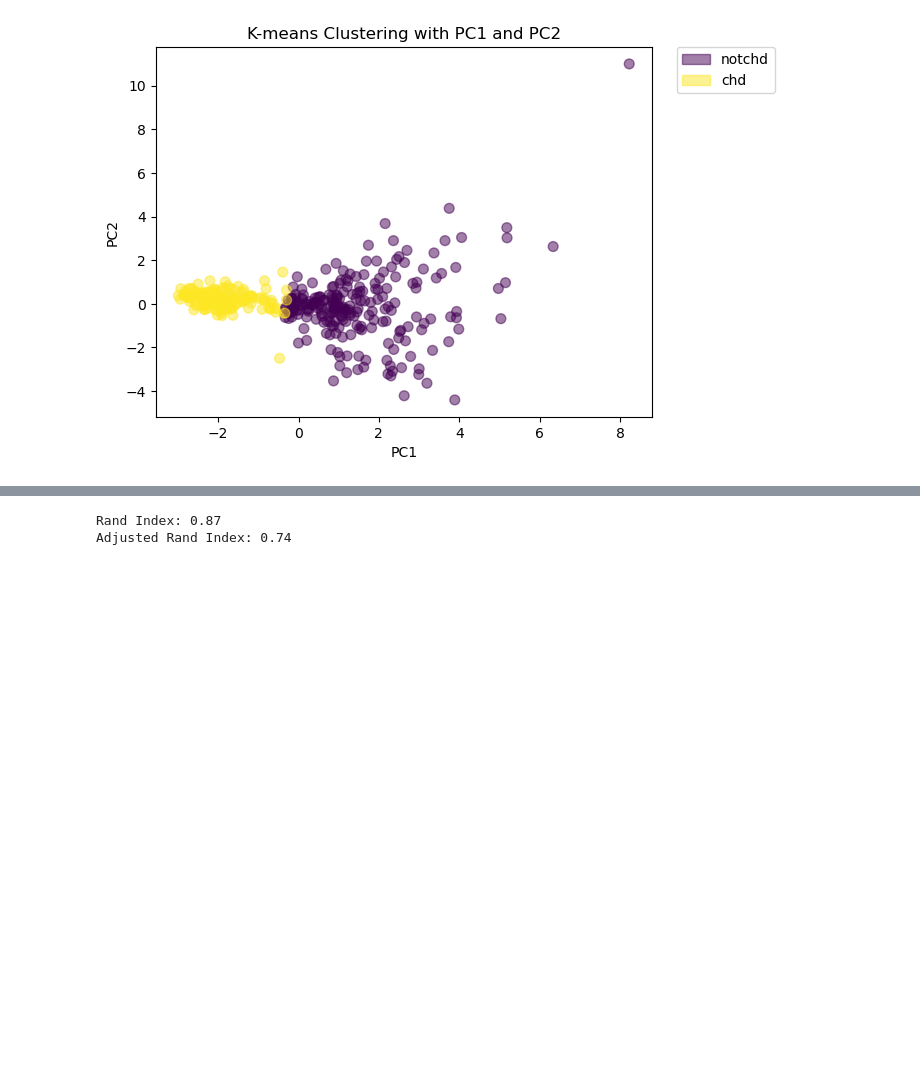
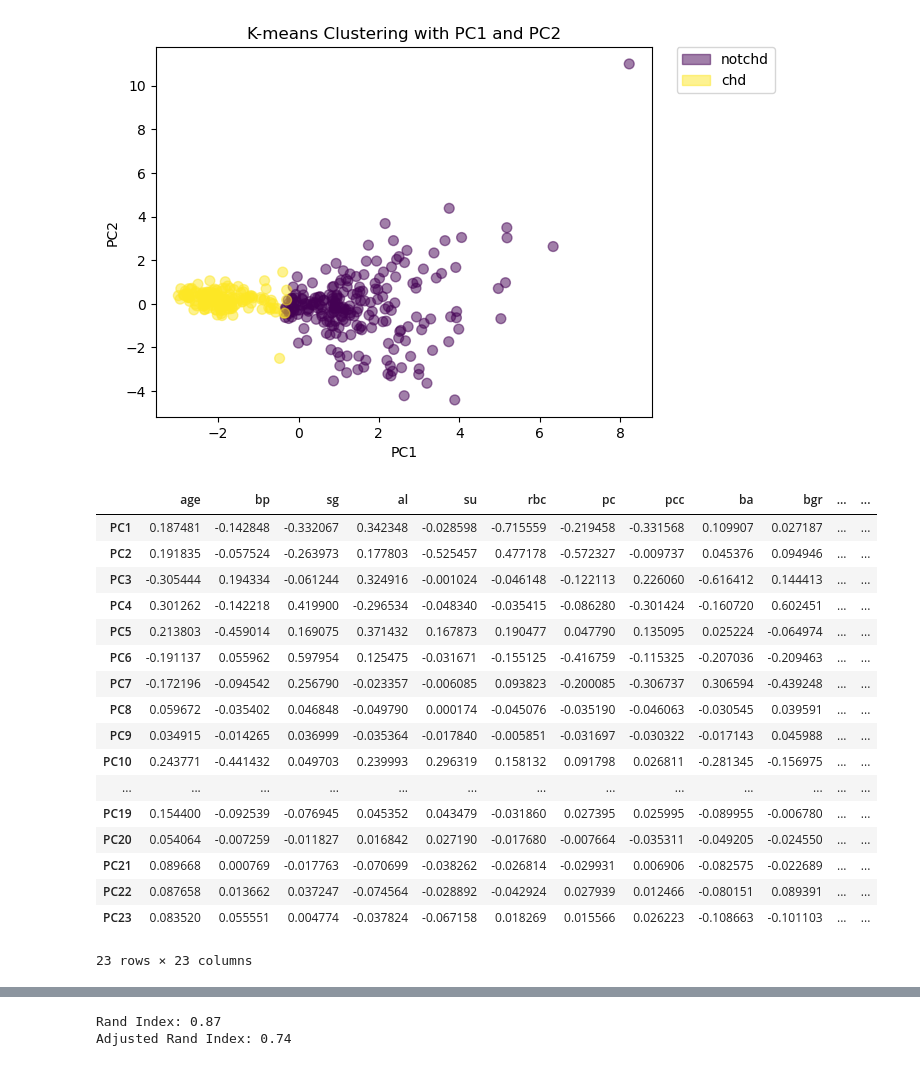
Before and after one commit to JennaOrvitz/Stats3DA3FinalProject, a Jupyter notebook: Stats3DA3.ipynb, the cells around one changed output, grey strips where cells are left out. Drawn from its saved outputs; the diff is of its cells as text; code cells hidden in the pictures; blank space fills up the shorter version.

```diff
--- a/Stats3DA3.ipynb
+++ b/Stats3DA3.ipynb
@@ -575,3 +579,25 @@ plt.legend(handles=handles, bbox_to_anchor=(1.05, 1), loc=2, borderaxespad=0.)
 plt.show()
 # %% [output]
 [figure]
+# %%
+loadings = pd.DataFrame(pca.components_.T, index=['PC'+str(i) for i in range(1,24)], columns=X.columns)
+loadings
+# %% [output]
+|  | age | bp | sg | al | su | rbc | pc | pcc | ba | bgr | ... | ... |
+| PC1 | 0.187481 | -0.142848 | -0.332067 | 0.342348 | -0.028598 | -0.715559 | -0.219458 | -0.331568 | 0.109907 | 0.027187 | ... | ... |
+| PC2 | 0.191835 | -0.057524 | -0.263973 | 0.177803 | -0.525457 | 0.477178 | -0.572327 | -0.009737 | 0.045376 | 0.094946 | ... | ... |
+| PC3 | -0.305444 | 0.194334 | -0.061244 | 0.324916 | -0.001024 | -0.046148 | -0.122113 | 0.226060 | -0.616412 | 0.144413 | ... | ... |
+| PC4 | 0.301262 | -0.142218 | 0.419900 | -0.296534 | -0.048340 | -0.035415 | -0.086280 | -0.301424 | -0.160720 | 0.602451 | ... | ... |
+| PC5 | 0.213803 | -0.459014 | 0.169075 | 0.371432 | 0.167873 | 0.190477 | 0.047790 | 0.135095 | 0.025224 | -0.064974 | ... | ... |
+| PC6 | -0.191137 | 0.055962 | 0.597954 | 0.125475 | -0.031671 | -0.155125 | -0.416759 | -0.115325 | -0.207036 | -0.209463 | ... | ... |
+| PC7 | -0.172196 | -0.094542 | 0.256790 | -0.023357 | -0.006085 | 0.093823 | -0.200085 | -0.306737 | 0.306594 | -0.439248 | ... | ... |
+| PC8 | 0.059672 | -0.035402 | 0.046848 | -0.049790 | 0.000174 | -0.045076 | -0.035190 | -0.046063 | -0.030545 | 0.039591 | ... | ... |
+| PC9 | 0.034915 | -0.014265 | 0.036999 | -0.035364 | -0.017840 | -0.005851 | -0.031697 | -0.030322 | -0.017143 | 0.045988 | ... | ... |
+| PC10 | 0.243771 | -0.441432 | 0.049703 | 0.239993 | 0.296319 | 0.158132 | 0.091798 | 0.026811 | -0.281345 | -0.156975 | ... | ... |
+| ... | ... | ... | ... | ... | ... | ... | ... | ... | ... | ... | ... | ... |
+| PC19 | 0.154400 | -0.092539 | -0.076945 | 0.045352 | 0.043479 | -0.031860 | 0.027395 | 0.025995 | -0.089955 | -0.006780 | ... | ... |
+| PC20 | 0.054064 | -0.007259 | -0.011827 | 0.016842 | 0.027190 | -0.017680 | -0.007664 | -0.035311 | -0.049205 | -0.024550 | ... | ... |
+| PC21 | 0.089668 | 0.000769 | -0.017763 | -0.070699 | -0.038262 | -0.026814 | -0.029931 | 0.006906 | -0.082575 | -0.022689 | ... | ... |
+| PC22 | 0.087658 | 0.013662 | 0.037247 | -0.074564 | -0.028892 | -0.042924 | 0.027939 | 0.012466 | -0.080151 | 0.089391 | ... | ... |
+| PC23 | 0.083520 | 0.055551 | 0.004774 | -0.037824 | -0.067158 | 0.018269 | 0.015566 | 0.026223 | -0.108663 | -0.101103 | ... | ... |
+23 rows × 23 columns
```
Also changed, not shown: parts of 5 cells of this notebook.
